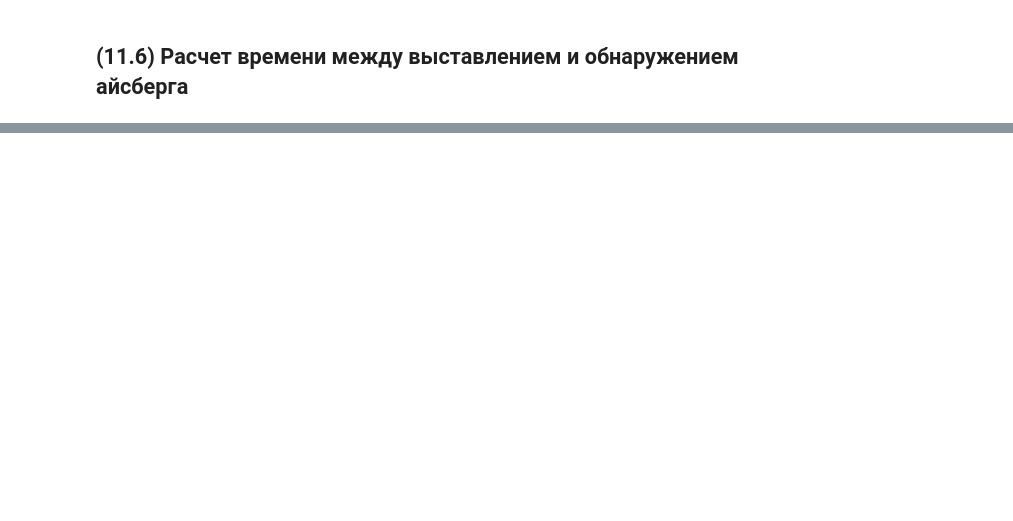
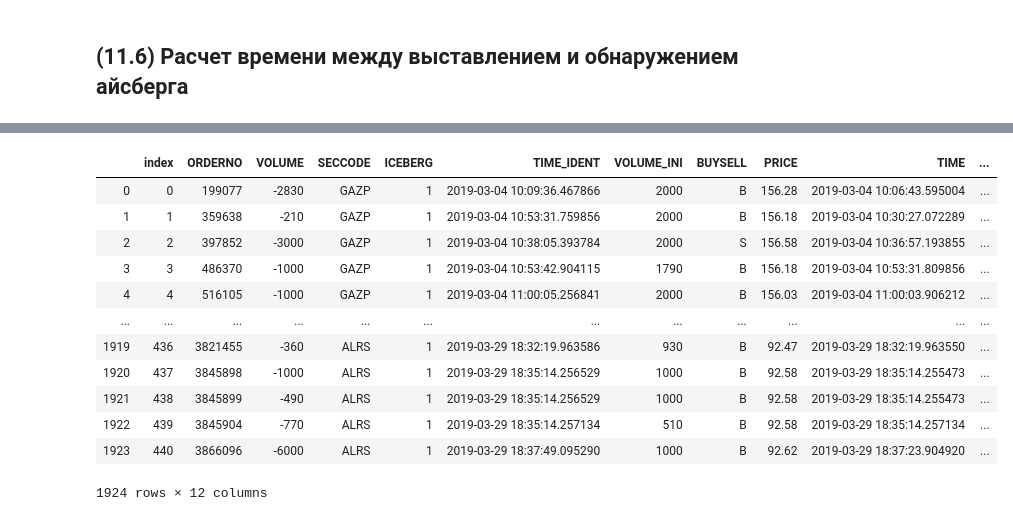
Before and after one commit to katya-luzina/master_thesis, a Jupyter notebook: адаптация кода к имеющимся данным.ipynb, the cells around one changed output, grey strips where cells are left out. Cells and saved outputs as stored; diff of their text form; code cells hidden in the pictures; blank space fills up the shorter version.

```diff
--- a/адаптация кода к имеющимся данным.ipynb
+++ b/адаптация кода к имеющимся данным.ipynb
@@ -530,0 +624,24 @@ output
+# %%
+# добавляем расчет времени между выставлением и выявлением айсберга
+iceberg_all['together_time'] = iceberg_all['DATE'].apply(str)+iceberg_all['TIME'].apply(str)
+iceberg_all['together_time_identified'] = iceberg_all['DATE'].apply(str)+iceberg_all['TIME_IDENT'].apply(str)
+iceberg_all['TIME'] = [ReverseToDateTime(iceberg_all.together_time[i]) for i in range (len(iceberg_all.together_time))]
+iceberg_all['TIME_IDENT'] = [ReverseToDateTime(iceberg_all.together_time_identified[i]) for i in range (len(iceberg_all.together_time_identified))]
+iceberg_all['DELTA'] = iceberg_all['TIME_IDENT'] - iceberg_all['TIME']
+del iceberg_all['together_time']
+del iceberg_all['together_time_identified']
+iceberg_all
+# %% [output]
+|  | index | ORDERNO | VOLUME | SECCODE | ICEBERG | TIME_IDENT | VOLUME_INI | BUYSELL | PRICE | TIME | ... |
+| 0 | 0 | 199077 | -2830 | GAZP | 1 | 2019-03-04 10:09:36.467866 | 2000 | B | 156.28 | 2019-03-04 10:06:43.595004 | ... |
+| 1 | 1 | 359638 | -210 | GAZP | 1 | 2019-03-04 10:53:31.759856 | 2000 | B | 156.18 | 2019-03-04 10:30:27.072289 | ... |
+| 2 | 2 | 397852 | -3000 | GAZP | 1 | 2019-03-04 10:38:05.393784 | 2000 | S | 156.58 | 2019-03-04 10:36:57.193855 | ... |
+| 3 | 3 | 486370 | -1000 | GAZP | 1 | 2019-03-04 10:53:42.904115 | 1790 | B | 156.18 | 2019-03-04 10:53:31.809856 | ... |
+| 4 | 4 | 516105 | -1000 | GAZP | 1 | 2019-03-04 11:00:05.256841 | 2000 | B | 156.03 | 2019-03-04 11:00:03.906212 | ... |
+| ... | ... | ... | ... | ... | ... | ... | ... | ... | ... | ... | ... |
+| 1919 | 436 | 3821455 | -360 | ALRS | 1 | 2019-03-29 18:32:19.963586 | 930 | B | 92.47 | 2019-03-29 18:32:19.963550 | ... |
+| 1920 | 437 | 3845898 | -1000 | ALRS | 1 | 2019-03-29 18:35:14.256529 | 1000 | B | 92.58 | 2019-03-29 18:35:14.255473 | ... |
+| 1921 | 438 | 3845899 | -490 | ALRS | 1 | 2019-03-29 18:35:14.256529 | 1000 | B | 92.58 | 2019-03-29 18:35:14.255473 | ... |
+| 1922 | 439 | 3845904 | -770 | ALRS | 1 | 2019-03-29 18:35:14.257134 | 510 | B | 92.58 | 2019-03-29 18:35:14.257134 | ... |
+| 1923 | 440 | 3866096 | -6000 | ALRS | 1 | 2019-03-29 18:37:49.095290 | 1000 | B | 92.62 | 2019-03-29 18:37:23.904920 | ... |
+1924 rows × 12 columns
```
Also changed, not shown: parts of 14 cells of this notebook.
